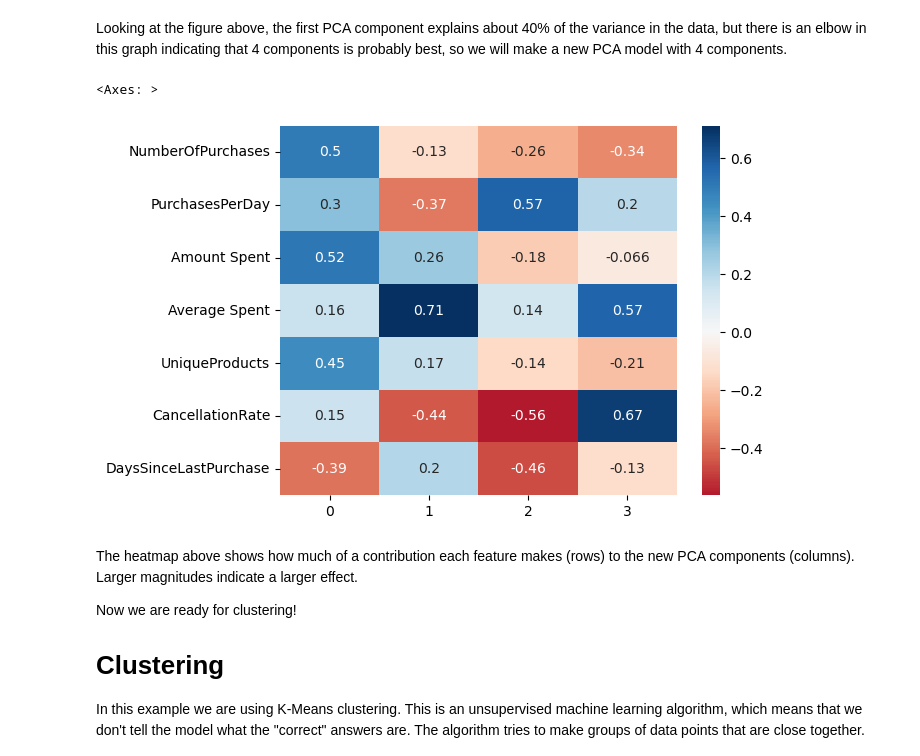
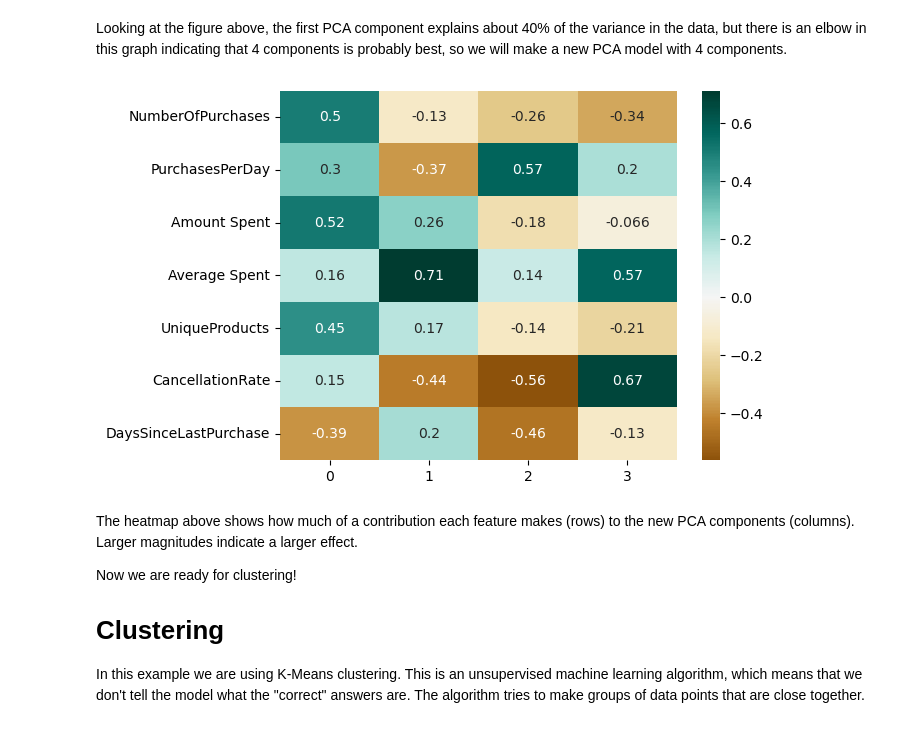
Before and after one commit to jaredcarter/data-science-portfolio, a Jupyter notebook: customer-segmentation/Customer Segmentation.ipynb, the cells around one changed output. Drawn from its saved outputs; the diff is of its cells as text; code cells hidden in the pictures.

```diff
--- a/customer-segmentation/Customer Segmentation.ipynb
+++ b/customer-segmentation/Customer Segmentation.ipynb
@@ -408,11 +405,11 @@ Looking at the figure above, the first PCA component explains about 40% of the v
 # %%
 pca = PCA(n_components=4)
 customer_features_pca = pca.fit_transform(scaled_customer_features)
 components = pd.DataFrame(pca.components_, columns=scaled_customer_features.columns)
-sns.heatmap(components.T, annot=True, center=0, cmap='RdBu')
+sns.heatmap(components.T, annot=True, center=0, cmap='BrBG')
+plt.savefig('PCA heatmap.png', bbox_inches='tight')
 # %% [output]
-<Axes: >
-[figure, old version]
+[figure, new version]
 # %% [markdown]
 The heatmap above shows how much of a contribution each feature makes (rows) to the new PCA components (columns).
 Larger magnitudes indicate a larger effect.
```
Also changed, not shown: parts of 11 cells of this notebook.
